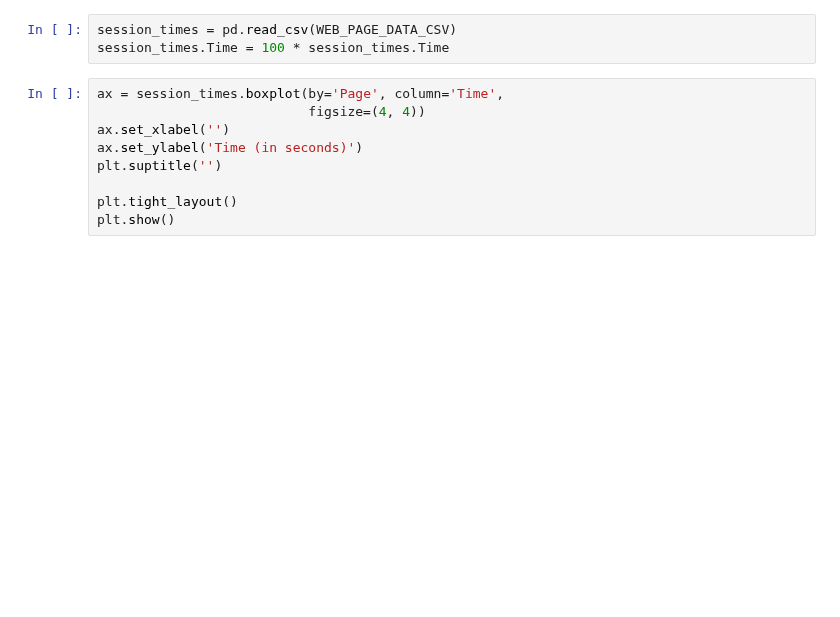
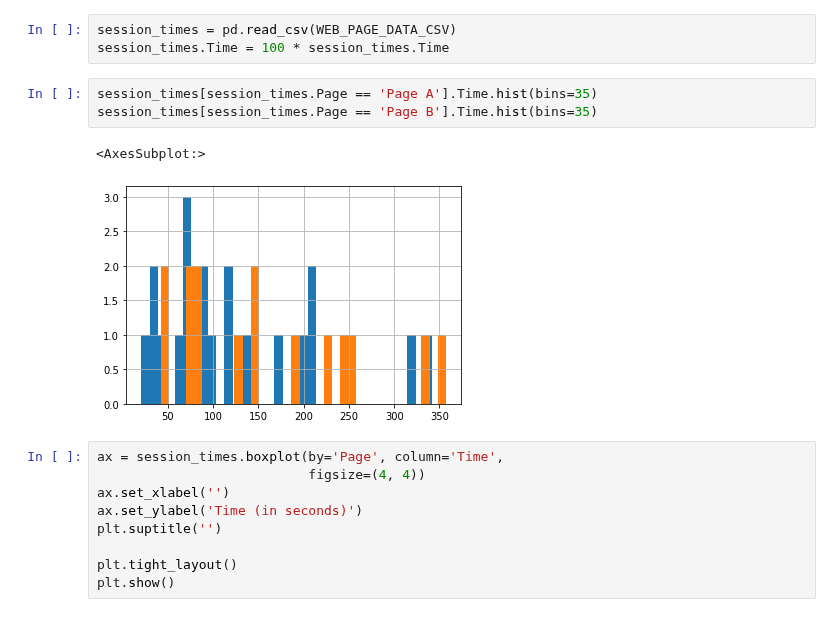
Before and after one commit to gedeck/practical-statistics-for-data-scientists, a Jupyter notebook: python/notebooks/Chapter 3 - Statistial Experiments and Significance Testing.ipynb, the cells around one changed output. Cells and saved outputs as stored; diff of their text form; blank space fills up the shorter version.

```diff
--- a/python/notebooks/Chapter 3 - Statistial Experiments and Significance Testing.ipynb
+++ b/python/notebooks/Chapter 3 - Statistial Experiments and Significance Testing.ipynb
@@ -37,6 +45,12 @@ IMANISHI_CSV = DATA / 'imanishi_data.csv'
 # %%
 session_times = pd.read_csv(WEB_PAGE_DATA_CSV)
 session_times.Time = 100 * session_times.Time
+# %%
+session_times[session_times.Page == 'Page A'].Time.hist(bins=35)
+session_times[session_times.Page == 'Page B'].Time.hist(bins=35)
+# %% [output]
+<AxesSubplot:>
+[figure, added]
 # %%
 ax = session_times.boxplot(by='Page', column='Time',
                            figsize=(4, 4))
```
Also changed, not shown: parts of 6 cells of this notebook.
